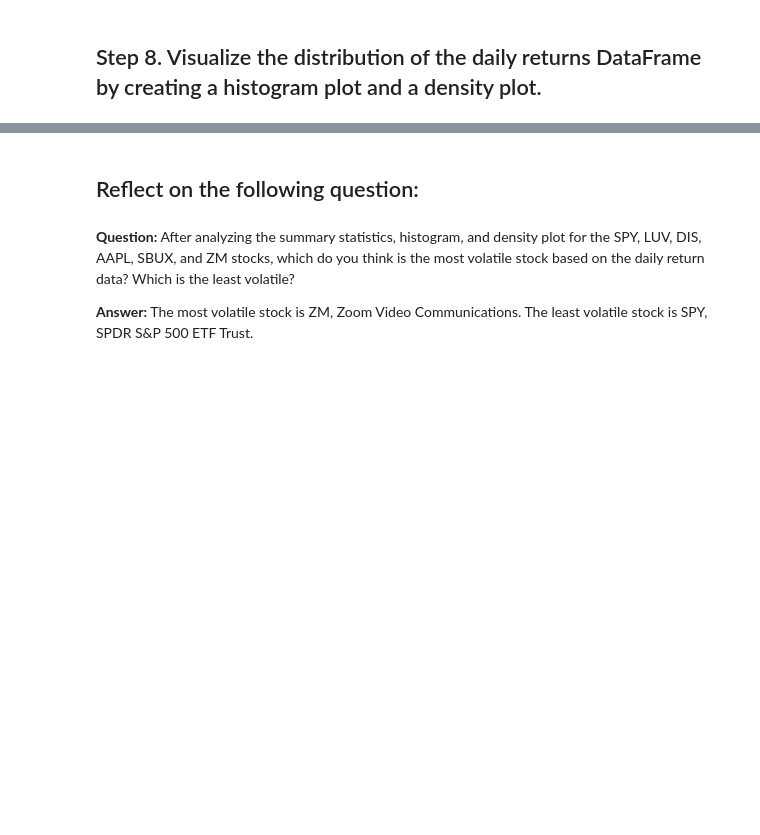
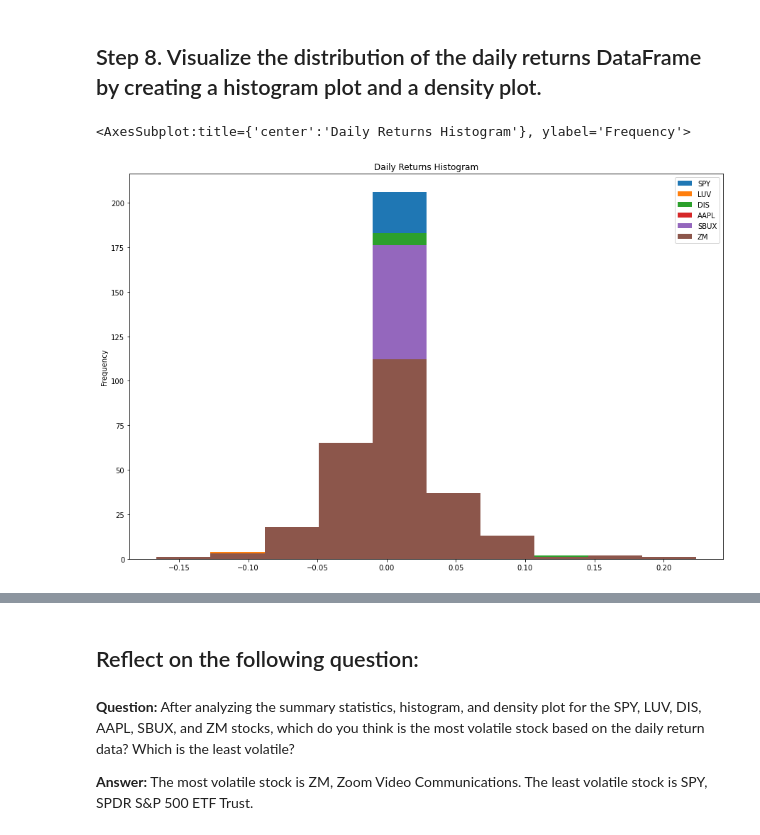
Before and after one commit to jpweldon/Module_5_Practice, a Jupyter notebook: 01_Decisive_Probability_Distribution/decisive_probability_distributions.ipynb, the cells around one changed output, grey strips where cells are left out. Saved outputs shown, nothing was run; the diff lists cells and outputs as text; code cells hidden in the pictures; blank space fills up the shorter version.

```diff
--- a/01_Decisive_Probability_Distribution/decisive_probability_distributions.ipynb
+++ b/01_Decisive_Probability_Distribution/decisive_probability_distributions.ipynb
@@ -121,9 +131,9 @@ limit_rows = 1000
 prices_df = alpaca.get_barset(
     tickers,
     timeframe,
-    start = start_date,
-    end = end_date,
-    limit_rows = 1000
+    start=start_date,
+    end=end_date,
+    limit=limit_rows
 ).df
 
 # Review the first five rows of the resulting DataFrame
@@ -174,11 +228,14 @@ daily_returns_df.describe()
 # %%
 # Visualize the distribution of daily returns across all stocks using a histogram plot
 # Give the plot a title and adjust the figure size
-aily_returns_df.plot(
+daily_returns_df.plot(
     kind="hist",
     figsize=(15,10),
     title="Daily Returns Histogram"
 )
+# %% [output]
+<AxesSubplot:title={'center':'Daily Returns Histogram'}, ylabel='Frequency'>
+[figure, added]
 # %%
 # Visualize the distribution of daily returns across all stocks using a density plot
 # Give the plot a title and adjust the figure size
```
Also changed, not shown: parts of 7 cells of this notebook, 6 other files.
